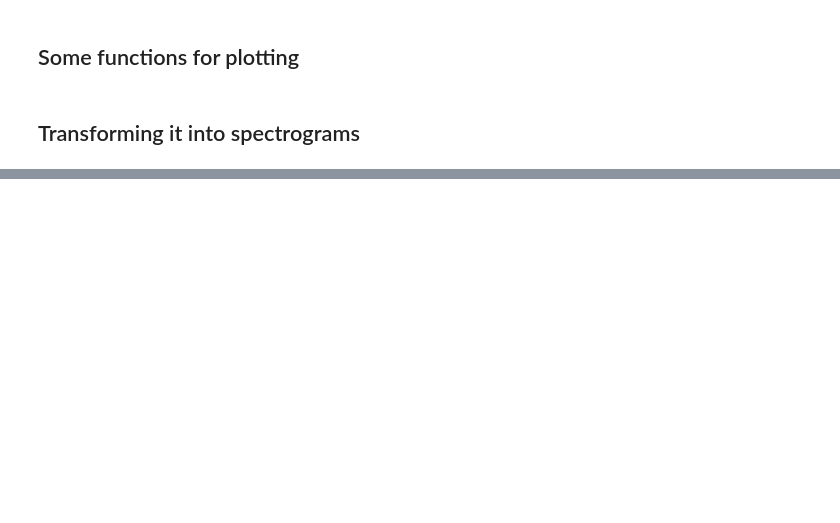
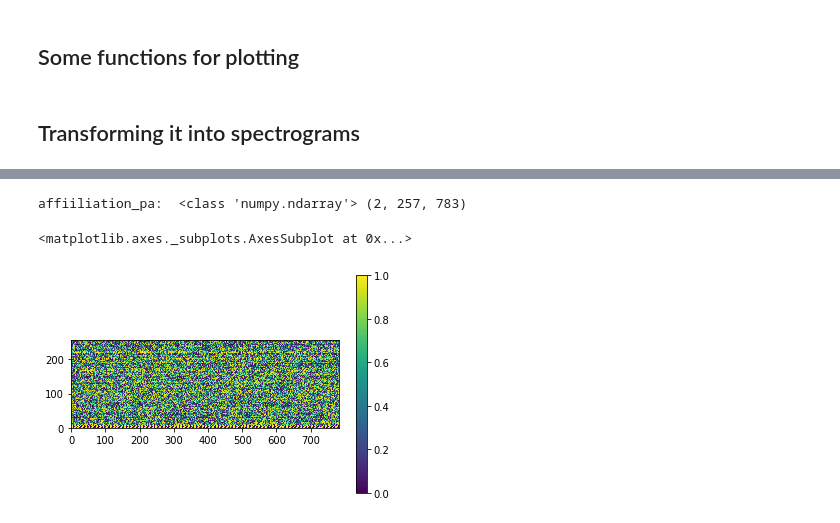
Before and after one commit to shaigue/DL_project_2019, a Jupyter notebook: DREGON_processing.ipynb, the cells around one changed output, grey strips where cells are left out. Drawn from its saved outputs; the diff is of its cells as text; code cells hidden in the pictures; blank space fills up the shorter version.

```diff
--- a/DREGON_processing.ipynb
+++ b/DREGON_processing.ipynb
@@ -115,0 +161,17 @@ data_stft:  (8, 257, 392)
+# %%
+mapping = pa.calculate_mapping(
+    affiliation,
+)
+affiliation_pa = pa.apply_mapping(
+    affiliation,
+    mapping,
+)
+# affiliation_pa = pa(affiliation)
+
+print('affiiliation_pa: ', type(affiliation_pa), affiliation_pa.shape)
+# Shaigue added
+plot_mask(affiliation_pa[1, :, :])
+# %% [output]
+affiiliation_pa:  <class 'numpy.ndarray'> (2, 257, 783)
+<matplotlib.axes._subplots.AxesSubplot at 0x...>
+[figure, added]
```
Also changed, not shown: parts of 8 cells of this notebook, 2 other files.
